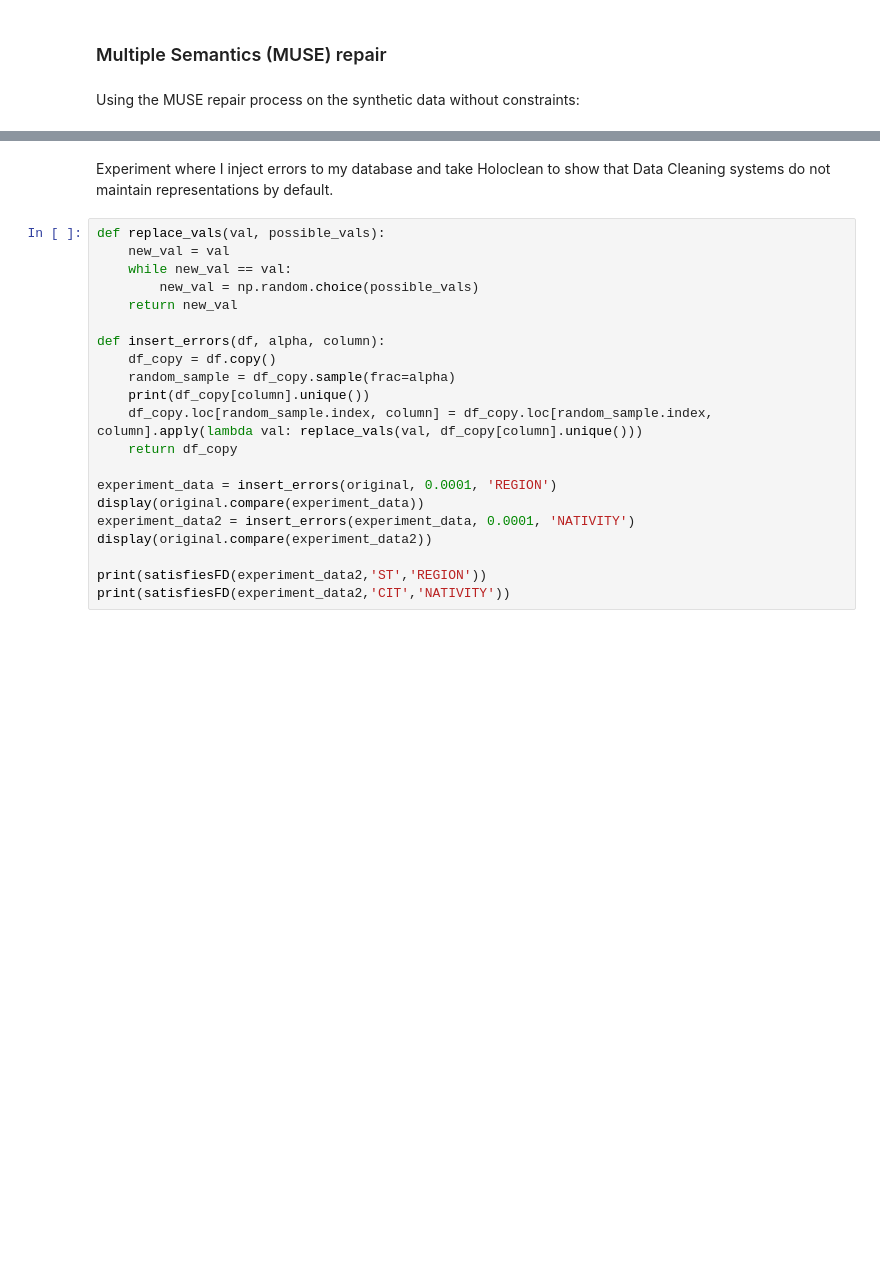
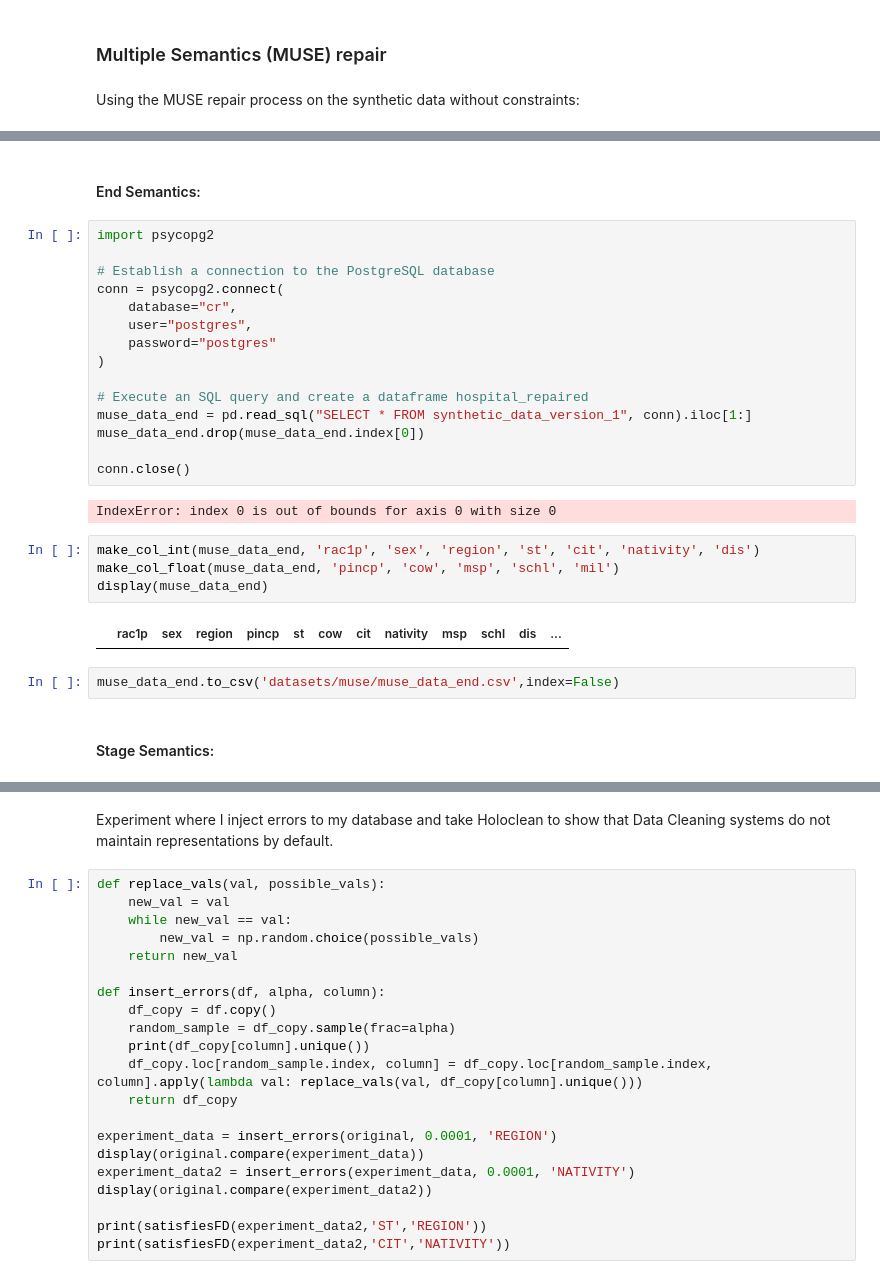
Before and after one commit to kushagraghosh/DataRepairAndFairness, a Jupyter notebook: data_repair_and_fairness.ipynb, the cells around one changed output, grey strips where cells are left out. Saved outputs shown, nothing was run; the diff lists cells and outputs as text; blank space fills up the shorter version.

```diff
--- a/data_repair_and_fairness.ipynb
+++ b/data_repair_and_fairness.ipynb
@@ -666,0 +528,29 @@ fig.savefig('plots/holoclean/income-disability-holoclean.png', bbox_inches='tigh
+# %% [markdown]
+#### End Semantics:
+# %%
+import psycopg2
+
+# Establish a connection to the PostgreSQL database
+conn = psycopg2.connect(
+    database="cr",
+    user="postgres",
+    password="postgres"
+)
+
+# Execute an SQL query and create a dataframe hospital_repaired
+muse_data_end = pd.read_sql("SELECT * FROM synthetic_data_version_1", conn).iloc[1:]
+muse_data_end.drop(muse_data_end.index[0])
+
+conn.close()
+# %% [output]
+IndexError: index 0 is out of bounds for axis 0 with size 0
+# %%
+make_col_int(muse_data_end, 'rac1p', 'sex', 'region', 'st', 'cit', 'nativity', 'dis')
+make_col_float(muse_data_end, 'pincp', 'cow', 'msp', 'schl', 'mil')
+display(muse_data_end)
+# %% [output]
+|  | rac1p | sex | region | pincp | st | cow | cit | nativity | msp | schl | dis | ... |
+# %%
+muse_data_end.to_csv('datasets/muse/muse_data_end.csv',index=False)
+# %% [markdown]
+#### Stage Semantics:
```
Also changed, not shown: parts of 92 cells of this notebook, 7 other files.
